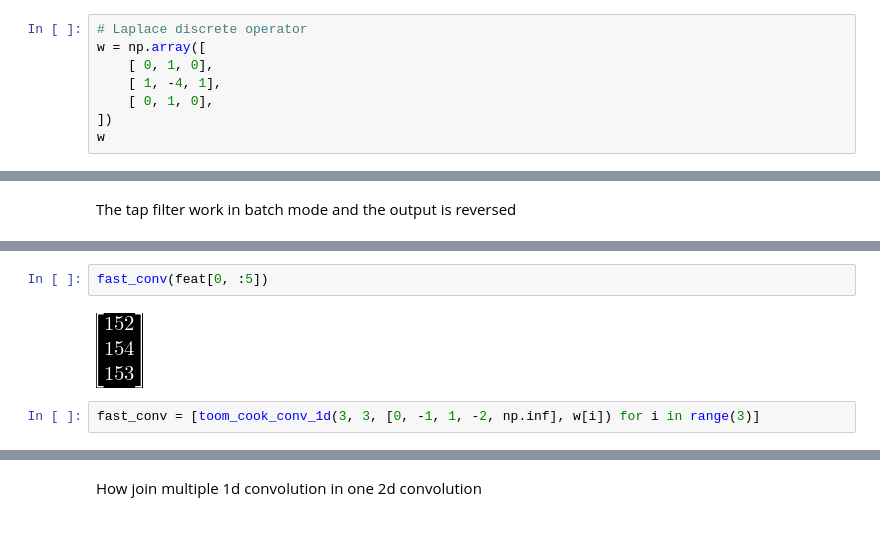
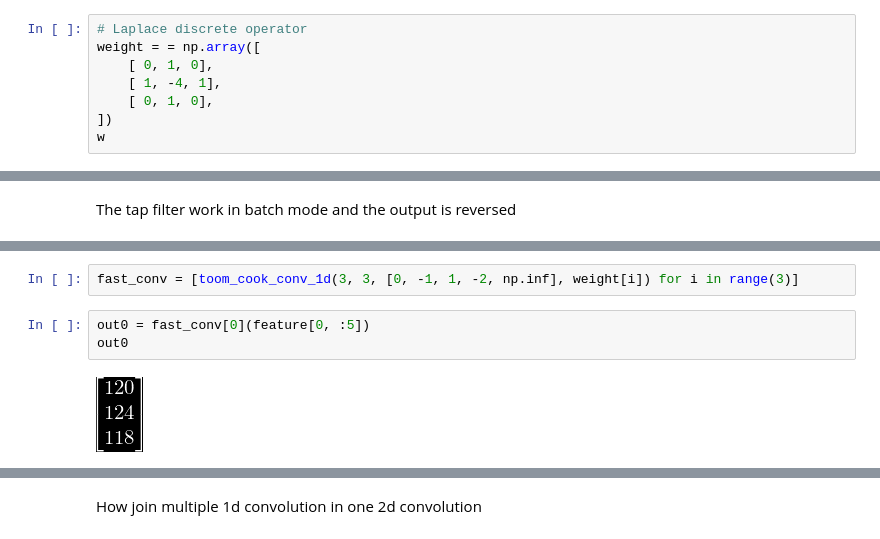
Before and after one commit to tarsioonofrio/fast-convolution-rtl, a Jupyter notebook: convolve_comparsion.ipynb, the cells around one changed output, grey strips where cells are left out. Saved outputs shown, nothing was run; the diff lists cells and outputs as text.

```diff
--- a/convolve_comparsion.ipynb
+++ b/convolve_comparsion.ipynb
@@ -31,7 +36,7 @@ feature.shape
 [figure]
 # %%
 # Laplace discrete operator
-w = np.array([
+weight = = np.array([
     [ 0, 1, 0],
     [ 1, -4, 1],
     [ 0, 1, 0],
@@ -92,6 +107,7 @@ The tap filter work in batch mode and the output is reversed
+# %%
+fast_conv = [toom_cook_conv_1d(3, 3, [0, -1, 1, -2, np.inf], weight[i]) for i in range(3)]
 # %%
-fast_conv(feat[0, :5])
+out0 = fast_conv[0](feature[0, :5])
+out0
 # %% [output]
-[figure, old version]
+[figure, new version]
-# %%
-fast_conv = [toom_cook_conv_1d(3, 3, [0, -1, 1, -2, np.inf], w[i]) for i in range(3)]
```
Also changed, not shown: parts of 23 cells of this notebook, 3 other files.
